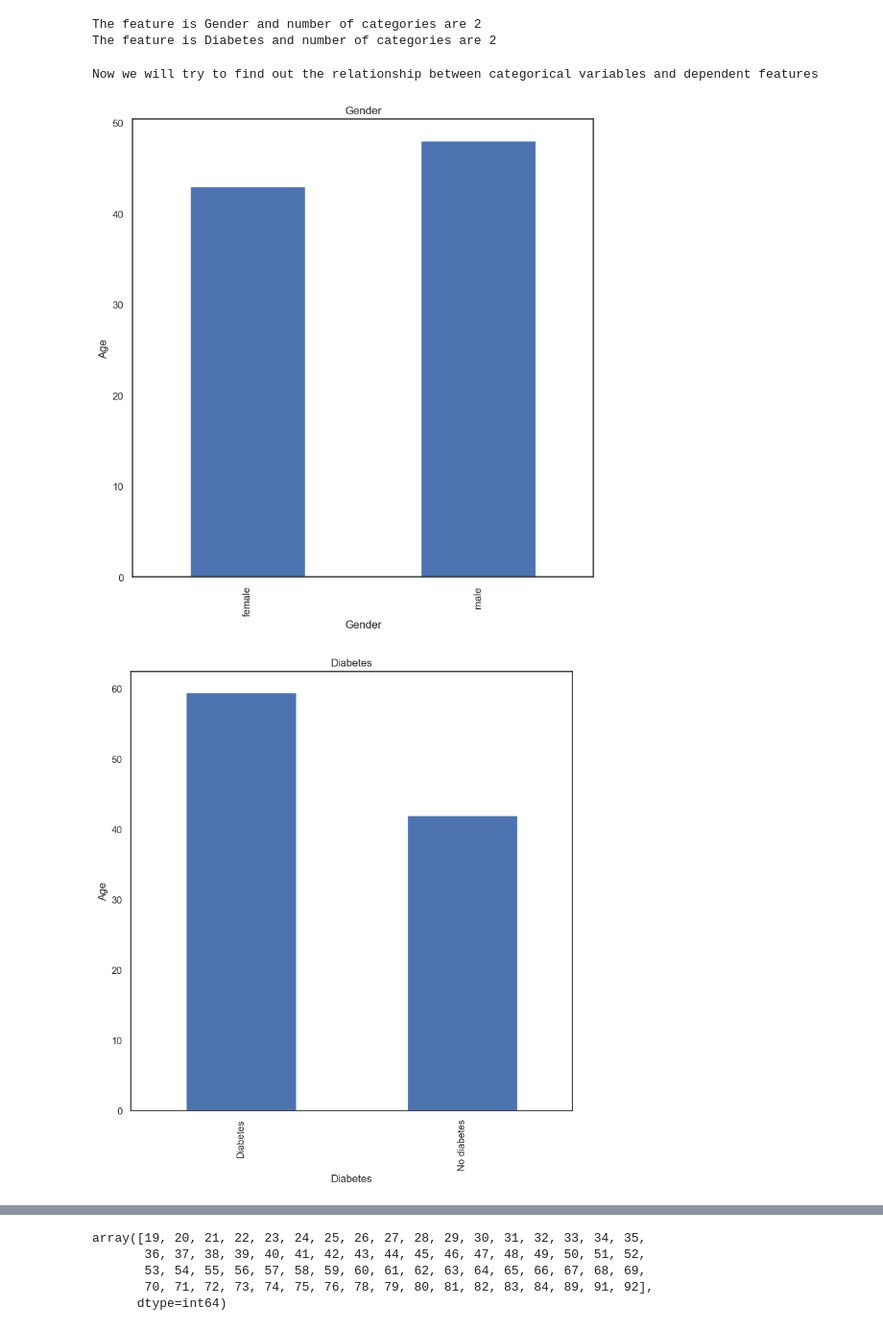
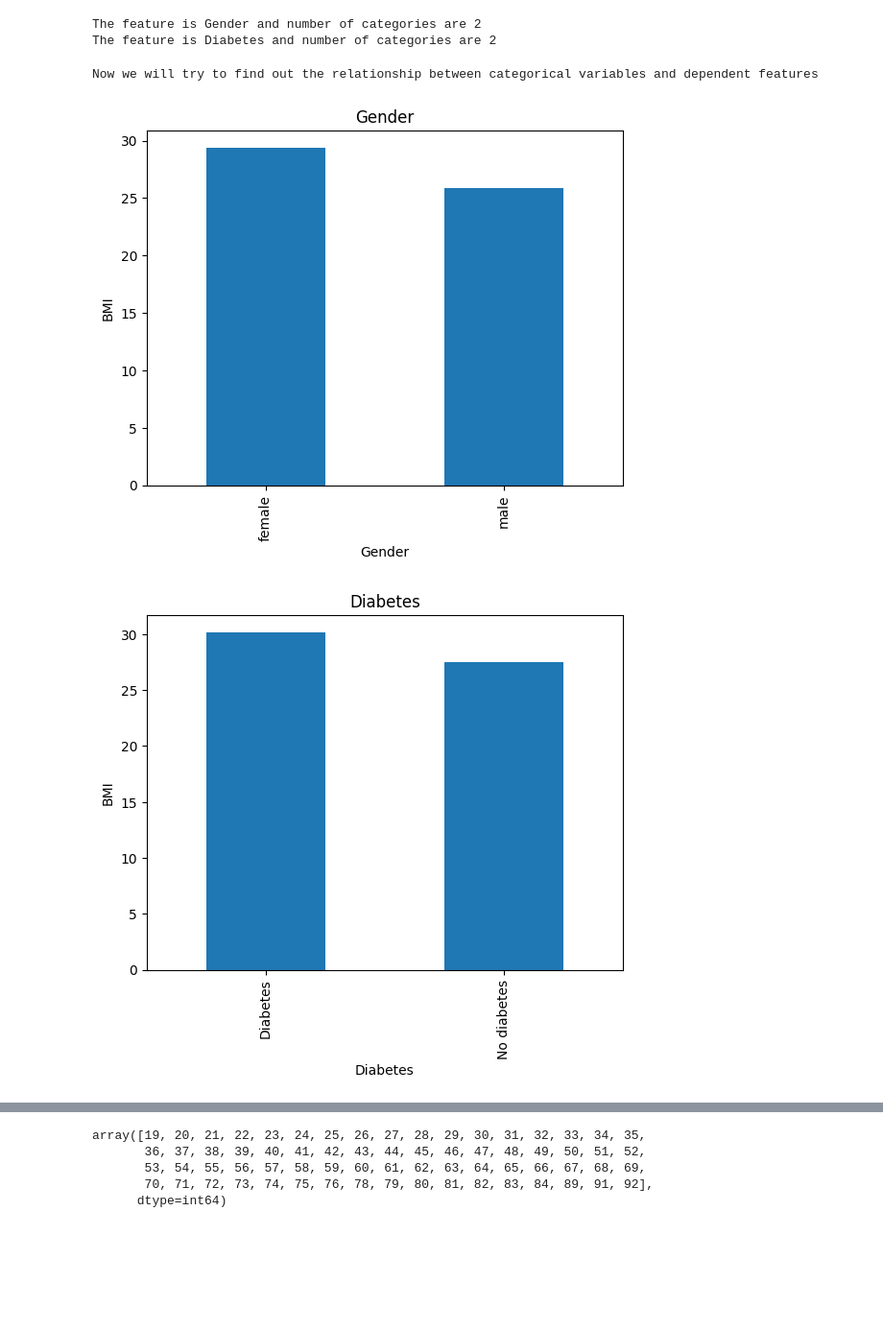
Before and after one commit to mfaisal-kodevglobal/EDA, a Jupyter notebook: eda_project.ipynb, the cells around one changed output, grey strips where cells are left out. Shown: that part at 96% size. Drawn from its saved outputs; the diff is of its cells as text; code cells hidden in the pictures; blank space fills up the shorter version.

```diff
--- a/eda_project.ipynb
+++ b/eda_project.ipynb
@@ -7,7 +7,7 @@ import pandas as pd
 import numpy as np
 
 pd.pandas.set_option('display.max_columns',None)
-df1 = pd.read_csv('E:/python-test/EDA Project/diabeticdataset.csv')
+df1 = pd.read_csv('diabeticdataset.csv')
 
 print('rows','colunms')
 ##print shape of the dataset with rows and columns
@@ -353,13 +358,13 @@ The feature is Diabetes and number of categories are 2
 # %%
 print('Now we will try to find out the relationship between categorical variables and dependent features')
 for feature in categorical_features:
     data=df1.copy()
-    data.groupby(feature)['Age'].median().plot.bar()
+    data.groupby(feature)['BMI'].median().plot.bar()
     plt.xlabel(feature)
-    plt.ylabel('Age')
+    plt.ylabel('BMI')
     plt.title(feature)
     plt.show()
 # %% [output]
 Now we will try to find out the relationship between categorical variables and dependent features
-[figure, old version]
+[figure, new version]
-[figure, old version]
+[figure, new version]
```
Also changed, not shown: parts of 11 cells of this notebook.
